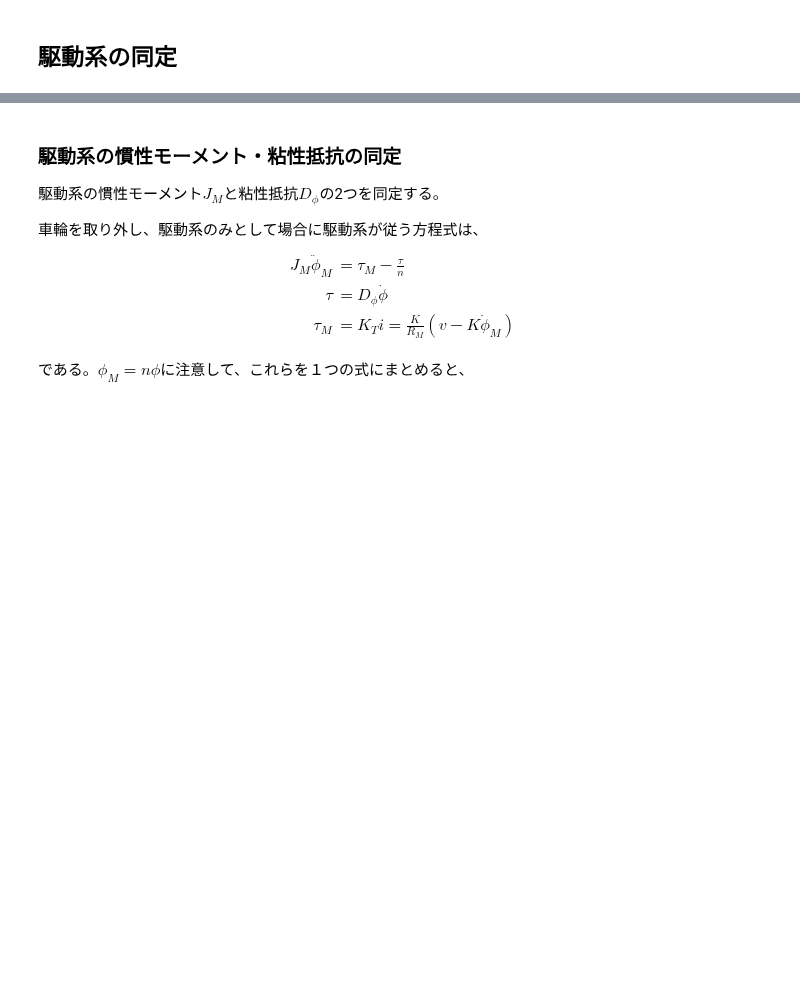
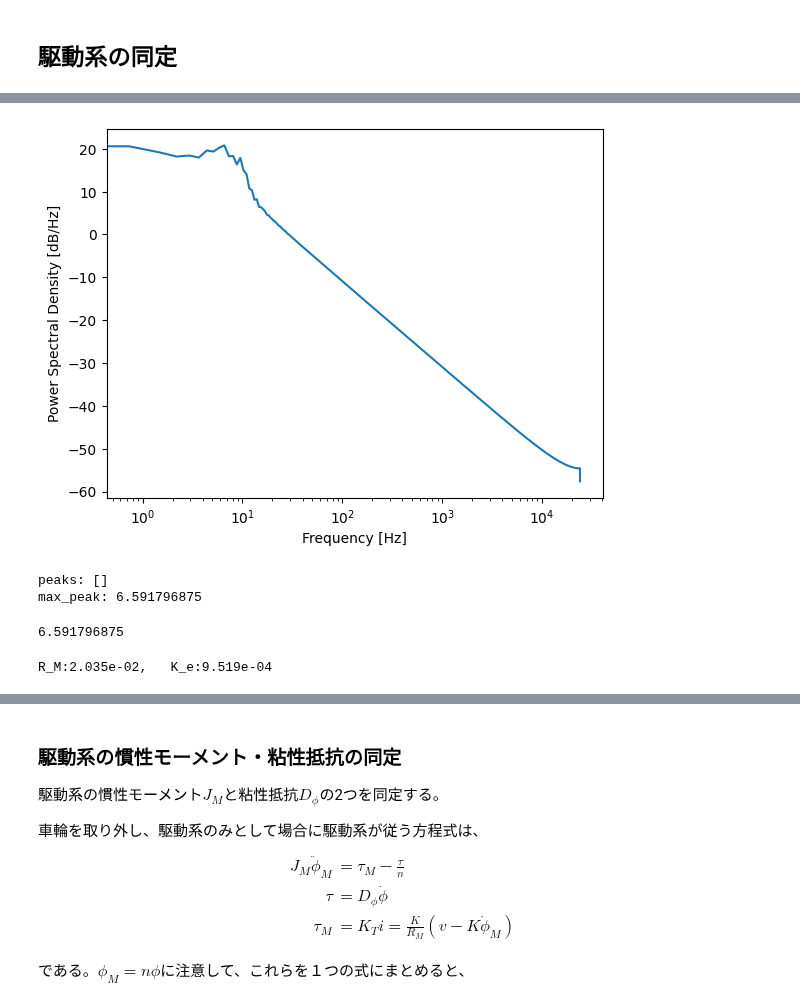
Before and after one commit to HoneyMack/wheel_inverted_pendulum, a Jupyter notebook: motor_driven_wheeled_inverted_pendulum_simulation.ipynb, the cells around one changed output, grey strips where cells are left out. Drawn from its saved outputs; the diff is of its cells as text; code cells hidden in the pictures; blank space fills up the shorter version.

```diff
--- a/motor_driven_wheeled_inverted_pendulum_simulation.ipynb
+++ b/motor_driven_wheeled_inverted_pendulum_simulation.ipynb
@@ -1918,0 +2037,74 @@ $$
+# %%
+plot_power_spectral_density("sounds/l_motor_gear_sound1.m4a",cutoff_freq=10,nfft=1024*64)
+# %% [output]
+[figure, added]
+peaks: []
+max_peak: 6.591796875
+6.591796875
+# %%
+# 通常モータの場合
+# voltage_measured = np.array([1.902,3.14])
+# current_measured = np.array([0.823,1.07])/5.1
+# omega_measured = np.array([203,340])*2*np.pi
+
+# ハイパーダッシュモータの場合
+# R
+# voltage_measured = np.array([1.023,3.158])
+# current_measured = np.array([0.405,0.650])/1.2
+# omega_measured = np.array([250,500])*2*np.pi
+
+# # R ->
+# voltage_measured = np.array([1.026,3.000])
+# current_measured = np.array([0.4461,0.640])/1.2
+# omega_measured = np.array([166.0,492.1])*2*np.pi
+
+# R ->
+# voltage_measured = np.array([1.372,3.090])
+# current_measured = np.array([0.5426,0.681])/1.2
+# omega_measured = np.array([237.2,521.7])*2*np.pi
+
+# R -> R_M:2.238e-01,	 K_e:9.039e-04
+# voltage_measured = np.array([1.026, 3.090])
+# current_measured = np.array([0.4461, 0.681]) / 1.2
+# omega_measured = np.array([166.0, 521.7]) * 2 * np.pi
+
+
+# # L -> R_M:2.358e-01,	 K_e:8.949e-04
+# voltage_measured = np.array([2.30,3.480])
+# current_measured = np.array([0.508,0.650])/1.2
+# omega_measured = np.array([391.3,596.2])*2*np.pi
+
+# R_data(voltage,current,omega)
+data_r = [
+    [1.026, 0.4461 / 1.2, 166.0 * 2 * np.pi],  # data:4
+    [3.000, 0.640 / 1.2, 492.1 * 2 * np.pi],  # data:5
+    [1.372, 0.681 / 1.2, 237.2 * 2 * np.pi],  # data:6
+    [3.090, 0.681 / 1.2, 521.7 * 2 * np.pi],  # data:7
+]
+
+# L_data(voltage,current,omega)
+data_l = [
+    [2.300, 0.508 / 1.2, 391.3 * 2 * np.pi],  # data:1
+    [3.480, 0.650 / 1.2, 569.2 * 2 * np.pi],  # data:2
+    [3.163, 0.619 / 1.2, 509.9 * 2 * np.pi],  # data:3
+    [3.460, 0.650 / 1.2, 575.1 * 2 * np.pi],  # data:8
+]
+
+data = data_r.copy()
+data.extend(data_l)
+# selected_idx = [0,3] # R用
+# selected_idx = range(0,8) # R,L統合
+selected_idx = [0,3,4,5]
+# selected_idx = [4,5]  # L用
+selected_data = np.array(data)[selected_idx, :]
+
+# 最小二乗法でパラメータを推定
+b = selected_data[:, 0, None]
+coeff = selected_data[:, 1:]
+
+x = np.linalg.solve(coeff.T @ coeff, coeff.T @ b)
+R_M = x[0, 0]
+K_e = x[1, 0]
+print(f"R_M:{R_M:0.3e},\t K_e:{K_e:0.3e}")
+# %% [output]
+R_M:2.035e-02,   K_e:9.519e-04
```
Also changed, not shown: parts of 7 cells of this notebook.
